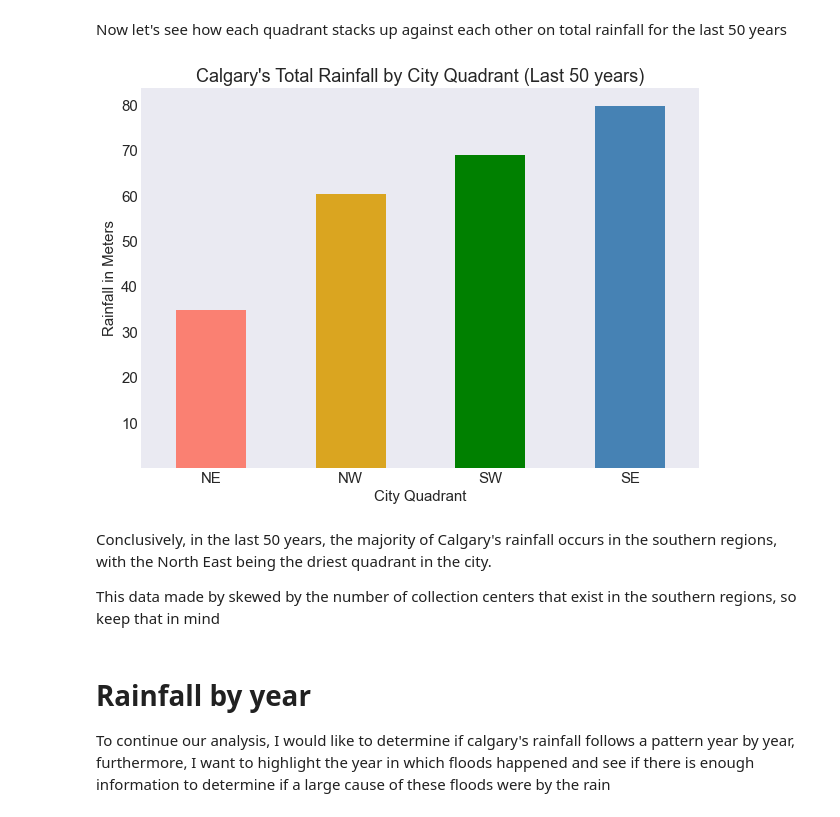
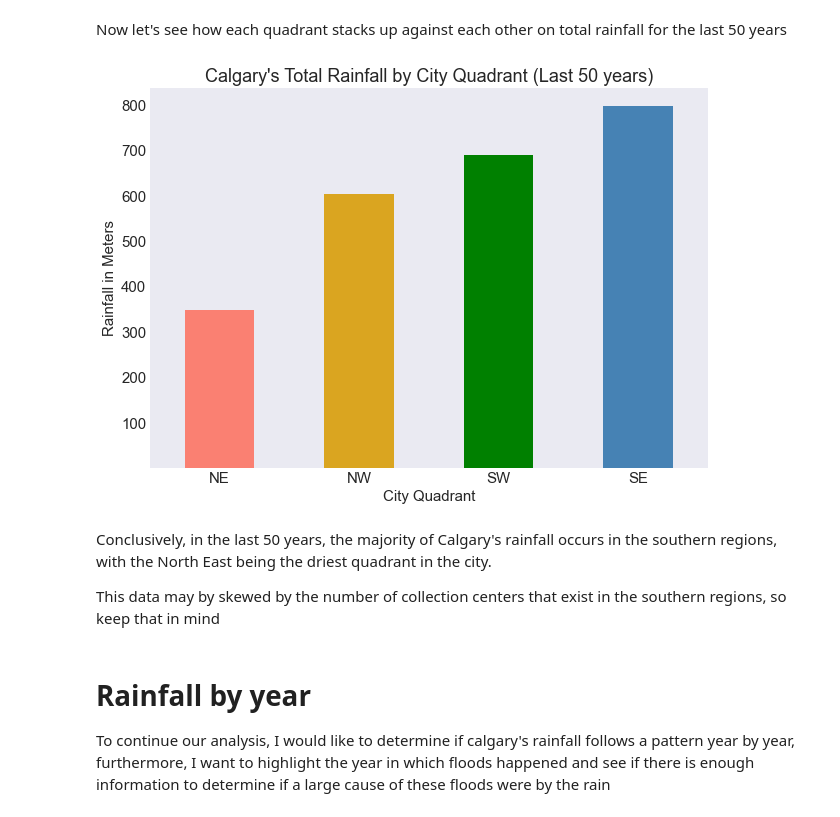
Before and after one commit to mschoenlaub/Calgary_Climate_Analysis, a Jupyter notebook: rain.ipynb, the cells around one changed output. Cells and saved outputs as stored; diff of their text form; code cells hidden in the pictures.

```diff
--- a/rain.ipynb
+++ b/rain.ipynb
@@ -101,22 +101,22 @@ Now let's see how each quadrant stacks up against each other on total rainfall f
 # %%
 plt.figure(figsize = (10, 7))
 last_50_years_rainfall = df[(df["YEAR"] > 1971) & (df["YEAR"] < 2022) & (df["ORDINAL_DIRECTION"] != "Other")]
 last_50_years_rainfall.groupby("ORDINAL_DIRECTION")["RAINFALL"].sum().sort_values().plot(
     kind = "bar",
     title = "Calgary's Total Rainfall by City Quadrant (Last 50 years)",
     xlabel = "City Quadrant",
     ylabel = "Rainfall in Meters",
     rot = "0",
     color = ["salmon", "goldenrod", "green", "steelblue"]
 )
-plt.yticks([10000, 20000, 30000, 40000, 50000, 60000, 70000, 80000],[10, 20, 30, 40, 50, 60, 70, 80])
+plt.yticks([10000, 20000, 30000, 40000, 50000, 60000, 70000, 80000],[100, 200, 300, 400, 500, 600, 700, 800])
 plt.show()
 # %% [output]
-[figure, old version]
+[figure, new version]
 # %% [markdown]
 Conclusively, in the last 50 years, the majority of Calgary's rainfall occurs in the southern regions, with the North East being the driest quadrant in the city.
 
-This data made by skewed by the number of collection centers that exist in the southern regions, so keep that in mind
+This data may by skewed by the number of collection centers that exist in the southern regions, so keep that in mind
 # %% [markdown]
 # Rainfall by year
 To continue our analysis, I would like to determine if calgary's rainfall follows a pattern year by year, furthermore, I want to highlight the year in which floods happened and see if there is enough information to determine if a large cause of these floods were by the rain
```
